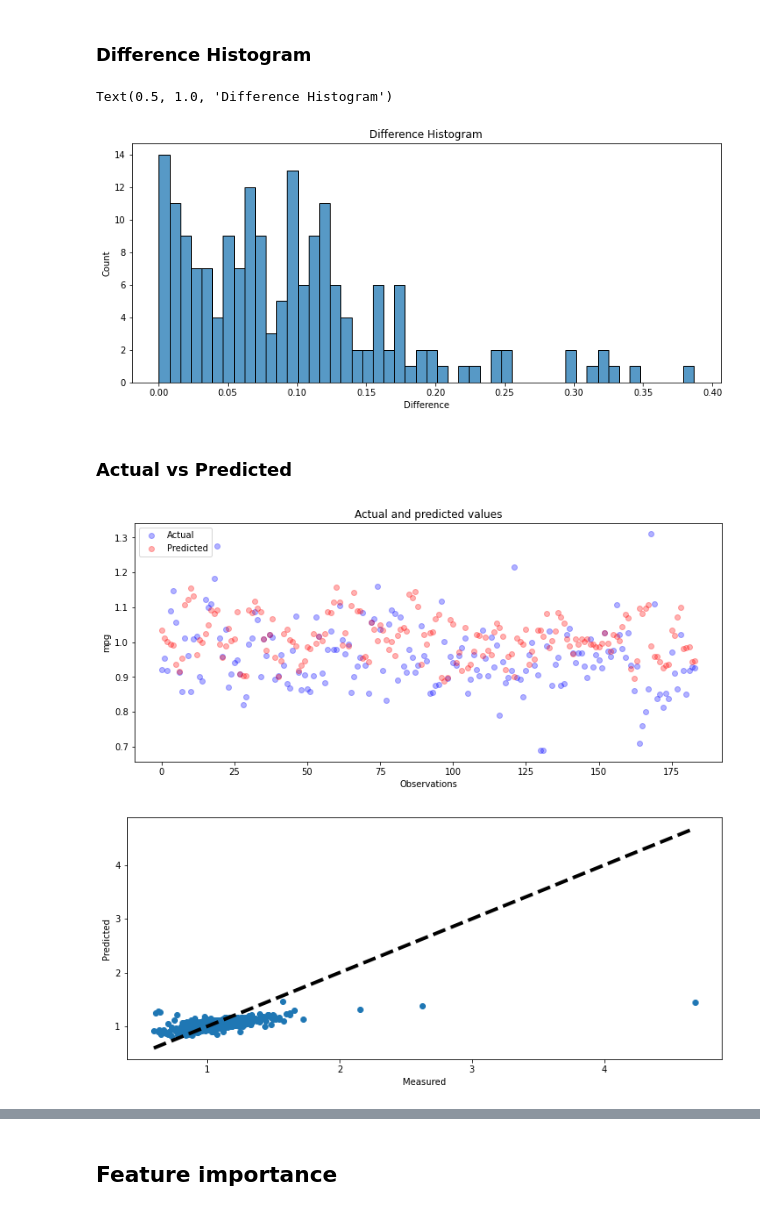
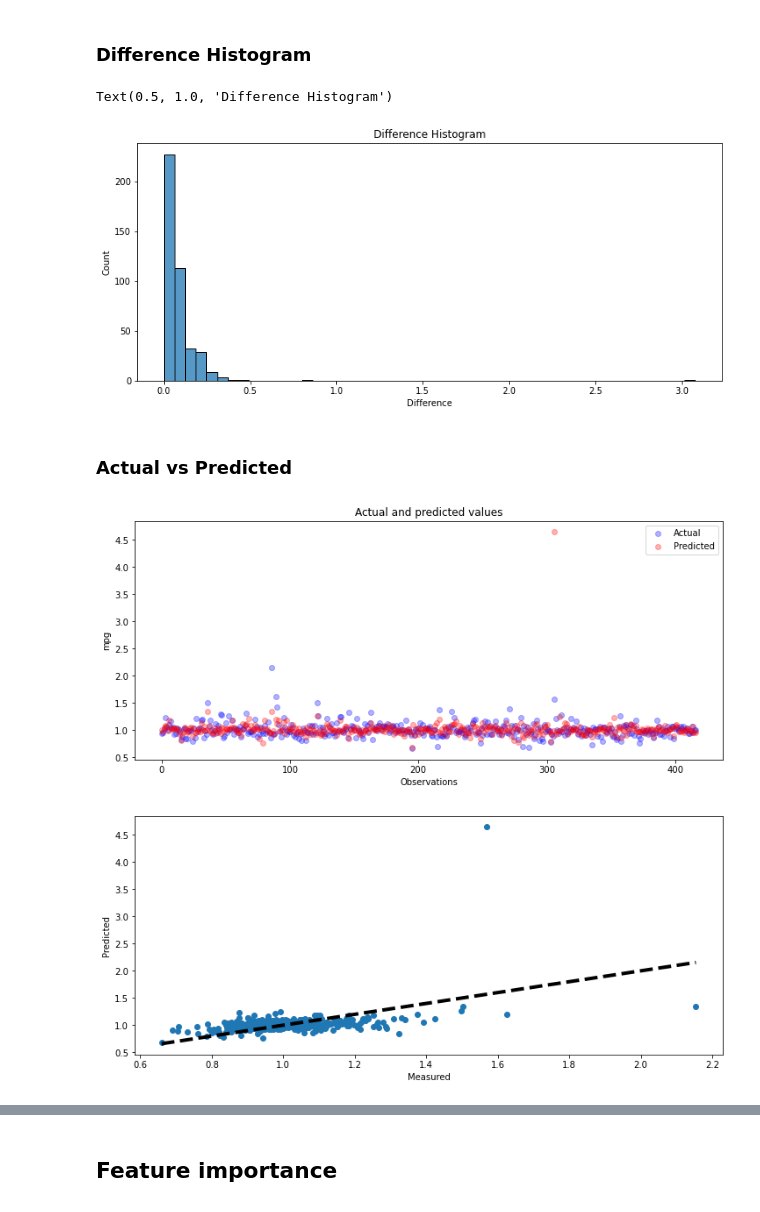
Before and after one commit to lucasbotellaroca/Covid-19_Reproduction_Rate_Estimator, a Jupyter notebook: data_model_R0.ipynb, the cells around one changed output, grey strips where cells are left out. Cells and saved outputs as stored; diff of their text form; code cells hidden in the pictures.

```diff
--- a/data_model_R0.ipynb
+++ b/data_model_R0.ipynb
@@ -193,8 +193,7 @@ import warnings
 warnings.filterwarnings('ignore')
 # %%
 # A parameter grid for XGBoost
-params = {'subsample':[0.1, 0.2, 0.3], 'eta':[0.05, 0.1], 'min_child_weight':[4,5], 'gamma':[i/10.0 for i in range(3,6)],  'subsample':[i/10.0 for i in range(6,11)],
-'colsample_bytree':[i/10.0 for i in range(6,11)], 'max_depth': [25, 30]}
+params = {'max_depth': [10, 12, 15]}
 
 # Initialize XGB and GridSearch
 xgb = XGBRegressor(nthread=-1)
@@ -344,7 +362,7 @@ sns.histplot(x='Difference', data=df_eval, kde=False, bins=50, ax=axes);
 axes.set_title('Difference Histogram')
 # %% [output]
 Text(0.5, 1.0, 'Difference Histogram')
-[figure, old version]
+[figure, new version]
 # %% [markdown]
 ### Actual vs Predicted
 # %%
@@ -361,16 +379,16 @@ plt.ylabel('mpg')
 plt.legend()
 plt.show()
 # %% [output]
-[figure, old version]
+[figure, new version]
 # %%
 fig, ax = plt.subplots(figsize=(12,5))
-ax.scatter(y_train, y_pred_train)
-ax.plot([y_train.min(), y_train.max()], [y_train.min(), y_train.max()], 'k--', lw=4)
+ax.scatter(y_test, y_pred)
+ax.plot([y_test.min(), y_test.max()], [y_test.min(), y_test.max()], 'k--', lw=4)
 ax.set_xlabel('Measured')
 ax.set_ylabel('Predicted')
 plt.show()
 # %% [output]
-[figure, old version]
+[figure, new version]
 # %%
 import seaborn as sns
 # Hacemos las predicciones y evaluamos los resultados graficamente, tanto en el set de Train como de Test
```
Also changed, not shown: parts of 20 cells of this notebook.
